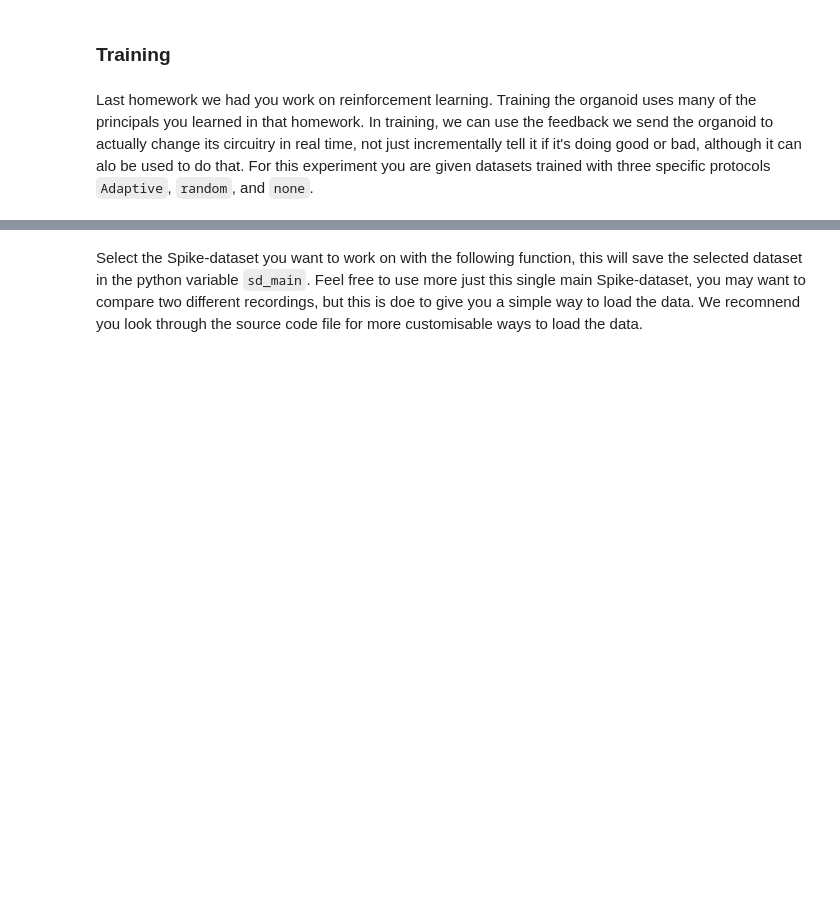
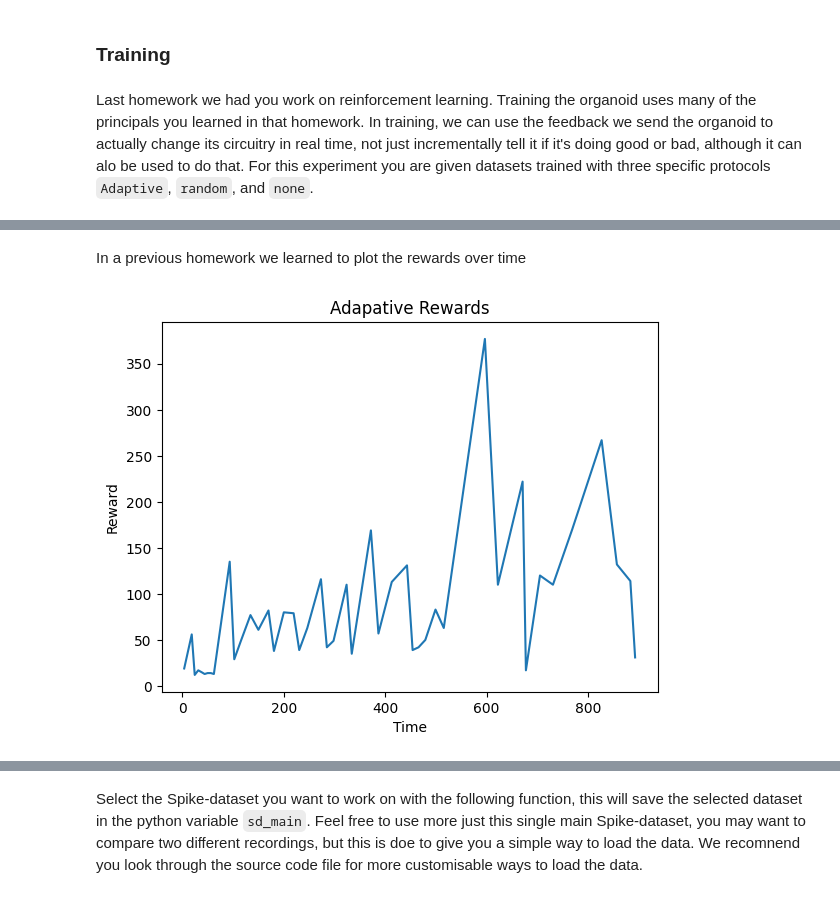
Before and after one commit to Braingeneers-Education/WetAI-Final-Project-Spring-2025, a Jupyter notebook: cartpole_analysis.ipynb, the cells around one changed output, grey strips where cells are left out. Cells and saved outputs as stored; diff of their text form; code cells hidden in the pictures; blank space fills up the shorter version.

```diff
--- a/cartpole_analysis.ipynb
+++ b/cartpole_analysis.ipynb
@@ -201,0 +250,10 @@ Encoding through stimulations allows us to send the organoid information, howeve
+# %% [markdown]
+In a previous homework we learned to plot the rewards over time
+# %%
+plt.plot(adaptive_logs['reward']['time'], adaptive_logs['reward']['reward'])
+plt.xlabel('Time')
+plt.ylabel('Reward')
+plt.title('Adapative Rewards')
+plt.show()
+# %% [output]
+[figure, added]
```
Also changed, not shown: parts of 81 cells of this notebook, 2 other files.
